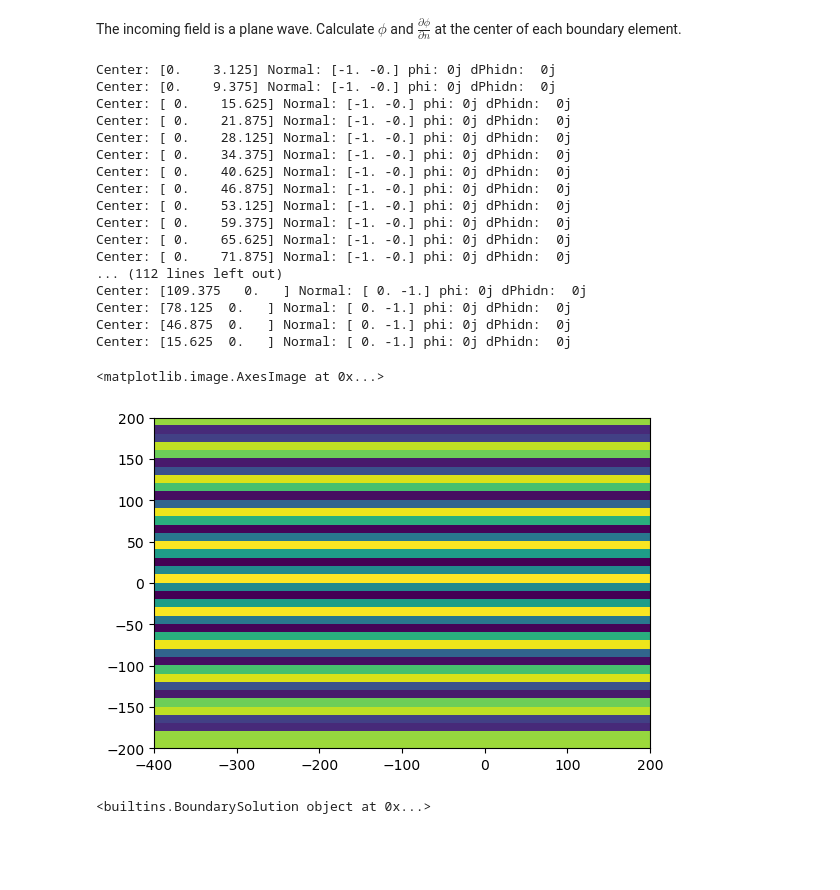
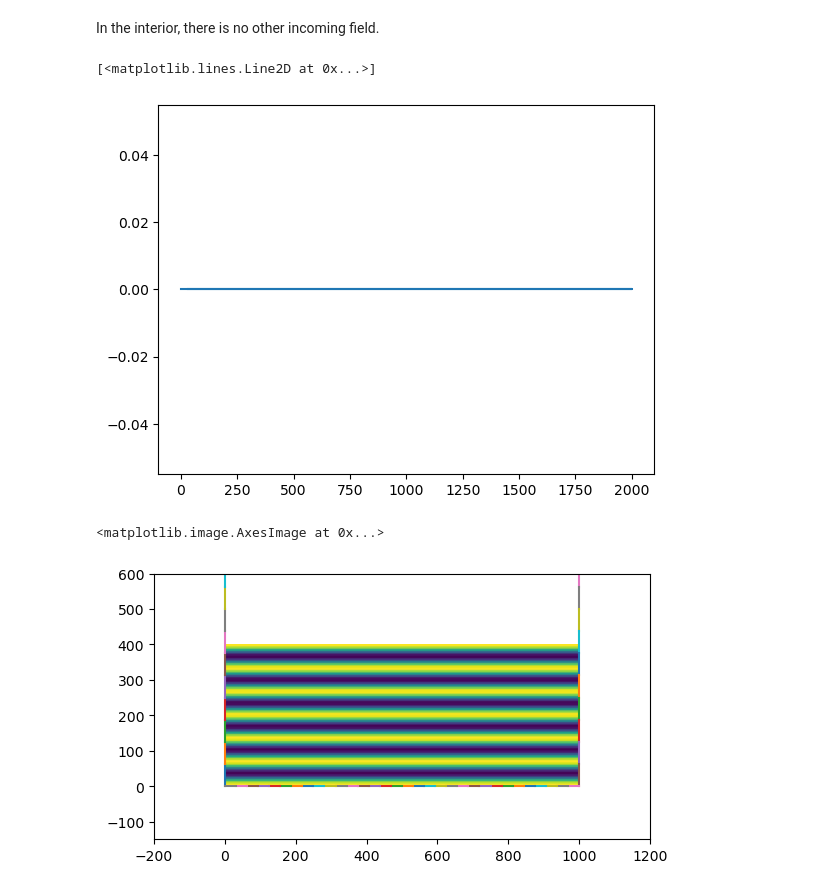
Before and after one commit to gauteh/ohbemn, a Jupyter notebook: examples/Breakwater diffusion.ipynb, the cells around one changed output. Drawn from its saved outputs; the diff is of its cells as text; code cells hidden in the pictures; blank space fills up the shorter version.

```diff
--- a/examples/Breakwater diffusion.ipynb
+++ b/examples/Breakwater diffusion.ipynb
@@ -5,19 +5,18 @@ import matplotlib.pyplot as plt
 from ohbemn import Solver, Region, ohpy, Orientation
 from ohbemn.ohpy import wave, source
 # %%
-T = 5.   # [s]
+T = 8.   # [s]
 f = 1/T
 d = 40.  # [m]
 c, cg, k = wave.wavec_interm(T, d)
 print("wave length:", c/f)
 
-regionp = ohpy.Region.rectangle(1000, 200, 32, 32)
-region = Region(regionp.vertices, regionp._edges)
+region = Region.rectangle(1000, 2000, 32, 32)
 
 f, ax = plt.subplots()
-regionp.plot(ax)
-ax.set_xlim([-400, 200])
-ax.set_ylim([-200, 200])
+region.plot(ax)
+ax.set_xlim([-200, 1200])
+ax.set_ylim([-150, 600])
 ax.set_aspect('equal')
 
 print("elements:", region.len())
@@ -54,63 +39,62 @@ for i in range(region.len()):
 # %% [markdown]
-The incoming field is a plane wave. Calculate $\phi$ and $\frac{\partial \phi}{\partial n}$ at the center of each boundary element.
+In the interior, there is no other incoming field.
 # %%
 bi = region.boundary_incidence()
 
-
+# Try to define incidence field
 for i in range(region.len()):
     x = centers[i, :]
     n = normals[i, :]
 
     phi = source.plane(0, k, *x)[0]
-    dphidn = source.dplane(0, k, x[0], x[1], -n)[0]
+    v = source.dplane(0, k, *x, -n)[0]
 
-    if x[0] < 0.01:
-        bi.v[i] = dphidn
+    # opening
+    if x[1] < 0.1 and (x[0] >= 450. and x[0] <= 550.):
+        bc.beta[i] = 1.
+        bc.alpha[i] = 1.
+
+        #bc.f[i] = phi
+        bi.phi[i] = phi
+        bi.v[i] = v
     else:
-        #bi.phi[i] = phi
-        pass
+        #bc.beta[i] = 0
+        #bc.alpha[i] = 0
+        if x[1] < 0.1:
+            #bc.f[i] = v
+            #bc.beta[i] = 1.
+            #bc.alpha[i] = 1.
+            pass
 
-    print("Center:", x, "Normal:", n, "phi:", bi.phi[i], "dPhidn: ", bi.v[i])
+
+
+plt.figure()
+plt.plot(centers[:,1], np.abs(bc.f))
 # %% [output]
-Center: [0.    3.125] Normal: [-1. -0.] phi: 0j dPhidn:  0j
-Center: [0.    9.375] Normal: [-1. -0.] phi: 0j dPhidn:  0j
-Center: [ 0.    15.625] Normal: [-1. -0.] phi: 0j dPhidn:  0j
-Center: [ 0.    21.875] Normal: [-1. -0.] phi: 0j dPhidn:  0j
-Center: [ 0.    28.125] Normal: [-1. -0.] phi: 0j dPhidn:  0j
-Center: [ 0.    34.375] Normal: [-1. -0.] phi: 0j dPhidn:  0j
-Center: [ 0.    40.625] Normal: [-1. -0.] phi: 0j dPhidn:  0j
-Center: [ 0.    46.875] Normal: [-1. -0.] phi: 0j dPhidn:  0j
-Center: [ 0.    53.125] Normal: [-1. -0.] phi: 0j dPhidn:  0j
-Center: [ 0.    59.375] Normal: [-1. -0.] phi: 0j dPhidn:  0j
-Center: [ 0.    65.625] Normal: [-1. -0.] phi: 0j dPhidn:  0j
-Center: [ 0.    71.875] Normal: [-1. -0.] phi: 0j dPhidn:  0j
-... (112 lines left out)
-Center: [109.375   0.   ] Normal: [ 0. -1.] phi: 0j dPhidn:  0j
-Center: [78.125  0.   ] Normal: [ 0. -1.] phi: 0j dPhidn:  0j
-Center: [46.875  0.   ] Normal: [ 0. -1.] phi: 0j dPhidn:  0j
-Center: [15.625  0.   ] Normal: [ 0. -1.] phi: 0j dPhidn:  0j
+[<matplotlib.lines.Line2D at 0x...>]
+[figure, added]
 # %%
-# Sample grid
+# Sample grid in the interior
 
-x = np.arange(-400, 200, 10)
-y = np.arange(-200, 200, 10)
+x = np.arange(0.01, 999.1, 10)
+y = np.arange(0.01, 599.1, 10)
 xx, yy = np.meshgrid(x, y)
+
 
 # Incident field without break-water
 fI = source.plane(0, k, xx, yy)
 
 f, ax = plt.subplots()
+region.plot(ax)
+ax.set_xlim([-200, 1200])
+ax.set_ylim([-150, 600])
 ax.set_aspect('equal')
-#region.plot(ax)
-ax.imshow(fI.real, origin='lower', extent=[-400, 200, -200, 200])
+ax.imshow(fI.real, origin='lower', extent=[0, 1000, 0, 400])
 # %% [output]
 <matplotlib.image.AxesImage at 0x...>
-[figure, old version]
+[figure, new version]
 # %%
 # Solve boundary.
 
 solver = Solver(region)
 boundary_solution = solver.solve_boundary(Orientation.Interior, k, c, bc, bi)
-print(boundary_solution)
-# %% [output]
-<builtins.BoundarySolution object at 0x...>
```
Also changed, not shown: parts of 8 cells of this notebook, 3 other files.
